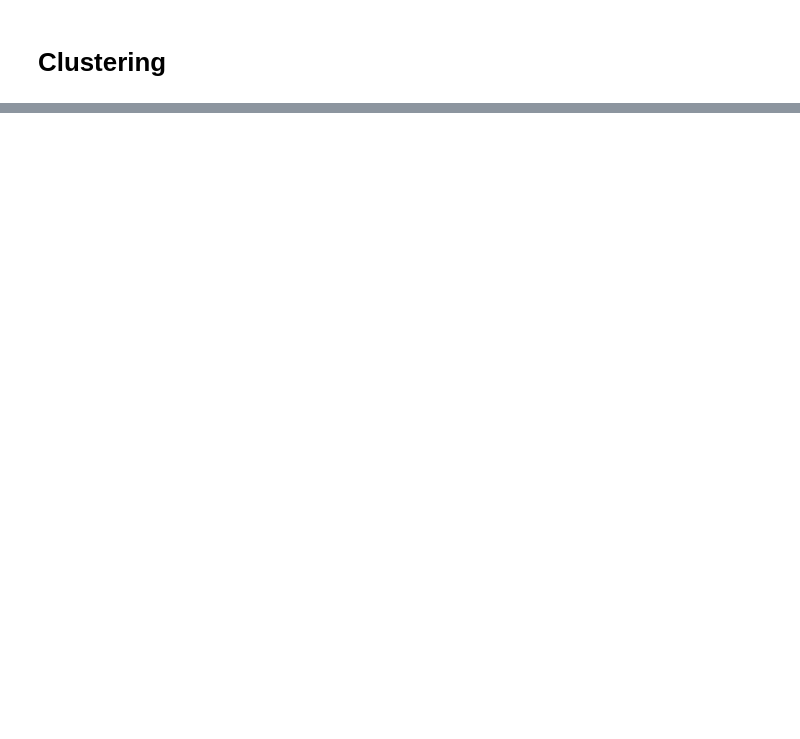
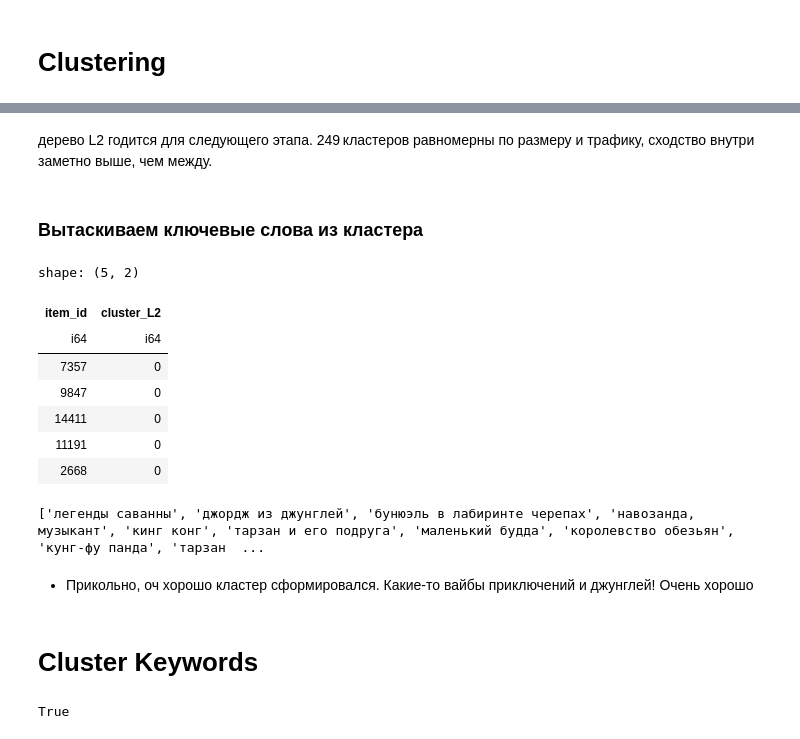
Before and after one commit to PhenomenaPh/llm4recsys, a Jupyter notebook: notebooks/main_research_clustering.ipynb, the cells around one changed output, grey strips where cells are left out. Cells and saved outputs as stored; diff of their text form; code cells hidden in the pictures; blank space fills up the shorter version.

```diff
--- a/notebooks/main_research_clustering.ipynb
+++ b/notebooks/main_research_clustering.ipynb
@@ -200,0 +312,3 @@ AttributeError: 'PosixPath' object has no attribute 'child'
+# %%
+# Load resulted df
+items_df_with_keywords = pl.read_parquet("items_with_generated_keywords.parquet")
@@ -376,0 +549,25 @@ Token indices sequence length is longer than the specified maximum sequence leng
+# %%
+K = 50
+TARGET_L2 = 320
+MAX_DEPTH = 9
+MAX_ITEMS = 120
+MIN_ITEMS = 6
+
+ids = df["item_id"].to_numpy()
+vecs = np.stack(df["embedding"].to_numpy()).astype("float32")
+faiss.normalize_L2(vecs)  # Normalizing vectors -> (dot product = cos similarity)
+index = faiss.IndexFlatIP(vecs.shape[1])
+index.add(vecs)
+
+
+D, I = index.search(vecs, K + 1)
+
+edges = pl.DataFrame(
+    {
+        "src": np.repeat(ids, K),  # 50 повторений, так как у нас 50 ближайших соседей
+        "dst": ids[I[:, 1:].ravel()],  # Cосед + убираем самого себя
+        "cosine": D[:, 1:].ravel().astype("float32"),  # Дистанция
+    }
+)
+
+assert not (edges["src"] == edges["dst"]).any()  # Проверка на self-match
@@ -376,0 +576,6 @@ Token indices sequence length is longer than the specified maximum sequence leng
+# %%
+watch = iteractions.group_by("item_id").agg(pl.col("total_dur").sum().alias("traffic"))
+
+traffic_map = watch.to_dict(as_series=False)
+traffic = {row["item_id"]: row["traffic"] for row in watch.to_dicts()}
+default_traffic = 1.0
@@ -376,0 +710,29 @@ Token indices sequence length is longer than the specified maximum sequence leng
+# %% [markdown]
+дерево L2 годится для следующего этапа. 249 кластеров равномерны по размеру и трафику, сходство внутри заметно выше, чем между.
+# %% [markdown]
+### Вытаскиваем ключевые слова из кластера
+# %%
+# Joining item_id and cluster_L2
+cl_rows = [
+    {"item_id": item, "cluster_L2": cid}
+    for cid, cl in enumerate(clusters)
+    for item in cl
+]
+cl_df = pl.DataFrame(cl_rows)
+
+df = df.join(cl_df, on="item_id", how="left")
+# %% [output]
+shape: (5, 2)
+| item_id | cluster_L2 |
+| i64 | i64 |
+| 7357 | 0 |
+| 9847 | 0 |
+| 14411 | 0 |
+| 11191 | 0 |
+| 2668 | 0 |
+# %%
+print(df.filter(pl.col("cluster_L2") == 228).select("title").to_series().to_list())
+# %% [output]
+['легенды саванны', 'джордж из джунглей', 'бунюэль в лабиринте черепах', 'навозанда, музыкант', 'кинг конг', 'тарзан и его подруга', 'маленький будда', 'королевство обезьян', 'кунг-фу панда', 'тарзан  ...
+# %% [markdown]
+- Прикольно, оч хорошо кластер сформировался. Какие-то вайбы приключений и джунглей! Очень хорошо
@@ -376,0 +741,12 @@ Token indices sequence length is longer than the specified maximum sequence leng
+# %% [markdown]
+# Cluster Keywords
+# %%
+from sklearn.feature_extraction.text import TfidfVectorizer
+import numpy as np
+import nltk, re, html
+import polars as pl
+from pathlib import Path
+
+nltk.download("punkt", quiet=True)
+# %% [output]
+True
```
Also changed, not shown: parts of 67 cells of this notebook, 17 other files.
